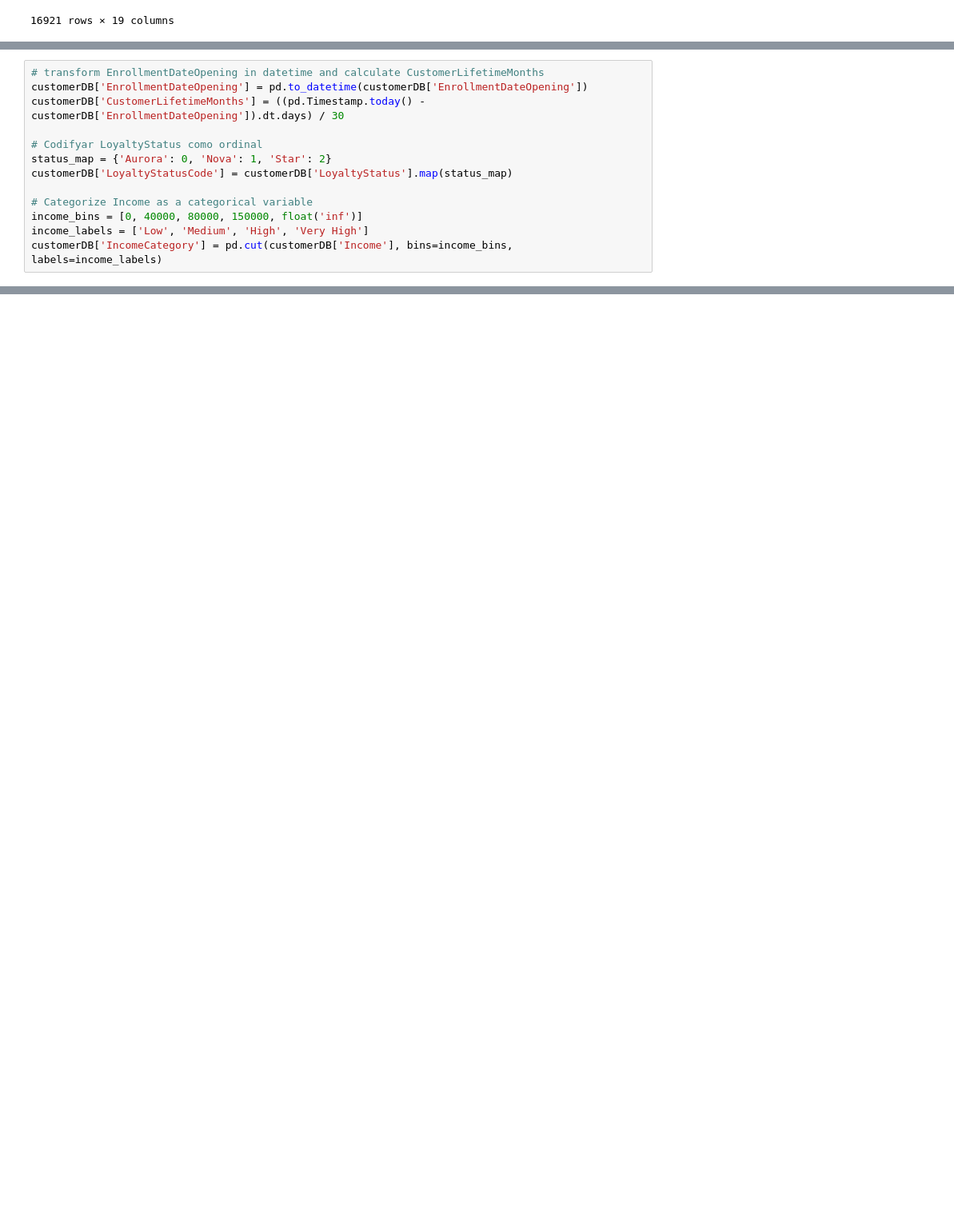
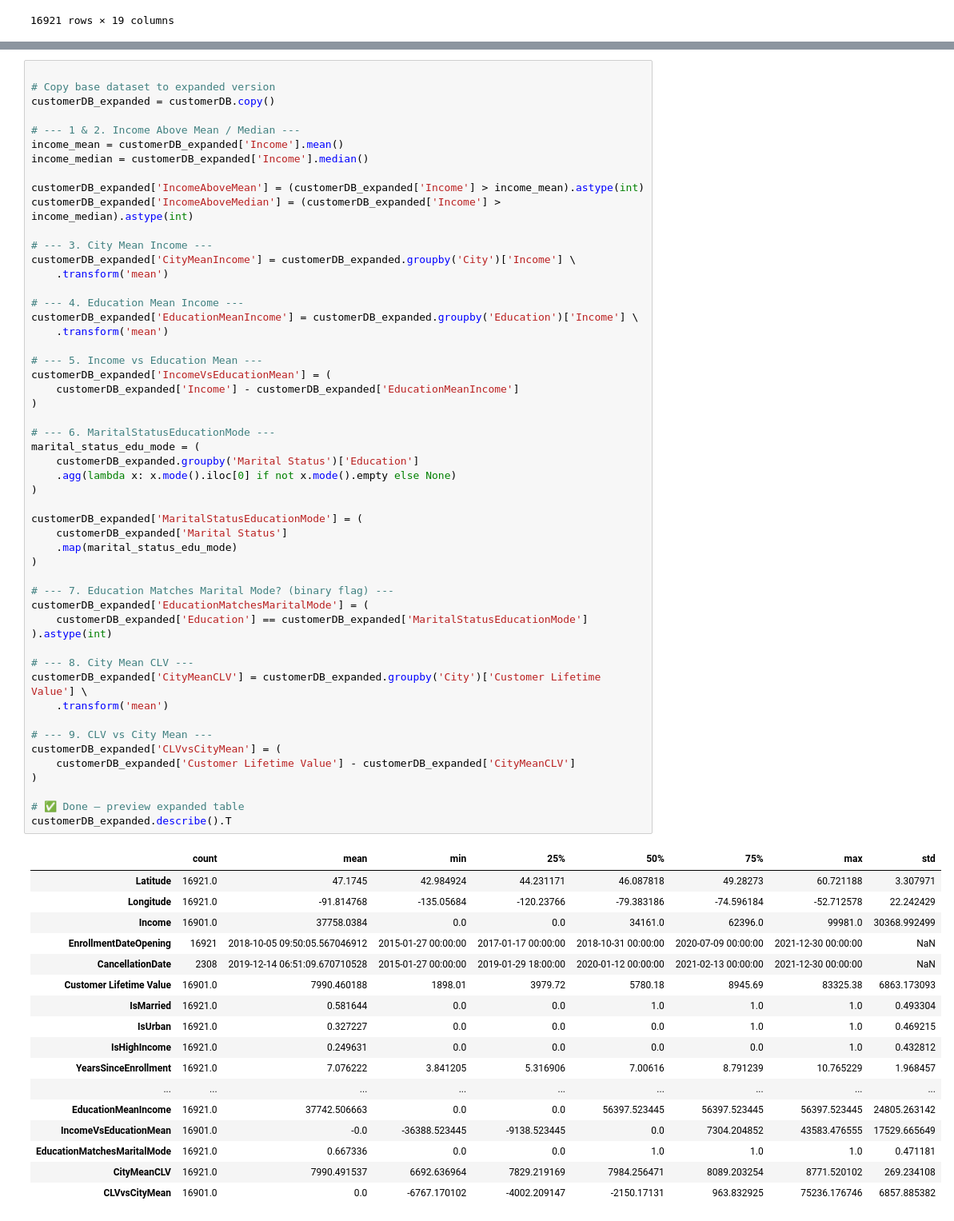
Before and after one commit to lourenco500/Data-Mining-Project, a Jupyter notebook: Feature_Engineering(Data Preprocessing).ipynb, the cells around one changed output, grey strips where cells are left out. Shown at 80% size. Drawn from its saved outputs; the diff is of its cells as text; blank space fills up the shorter version.

Commit message:
Copy work from previous branch onto clean main

```diff
--- a/Feature_Engineering(Data Preprocessing).ipynb
+++ b/Feature_Engineering(Data Preprocessing).ipynb
@@ -226,13 +246,0 @@ NameError: name 'flights' is not defined
-# %%
-# transform EnrollmentDateOpening in datetime and calculate CustomerLifetimeMonths
-customerDB['EnrollmentDateOpening'] = pd.to_datetime(customerDB['EnrollmentDateOpening'])
-customerDB['CustomerLifetimeMonths'] = ((pd.Timestamp.today() - customerDB['EnrollmentDateOpening']).dt.days) / 30
-
-# Codifyar LoyaltyStatus como ordinal
-status_map = {'Aurora': 0, 'Nova': 1, 'Star': 2}
-customerDB['LoyaltyStatusCode'] = customerDB['LoyaltyStatus'].map(status_map)
-
-# Categorize Income as a categorical variable
-income_bins = [0, 40000, 80000, 150000, float('inf')]
-income_labels = ['Low', 'Medium', 'High', 'Very High']
-customerDB['IncomeCategory'] = pd.cut(customerDB['Income'], bins=income_bins, labels=income_labels)
@@ -245,0 +365,70 @@ df_final.head()
+# %%
+
+# Copy base dataset to expanded version
+customerDB_expanded = customerDB.copy()
+
+# --- 1 & 2. Income Above Mean / Median ---
+income_mean = customerDB_expanded['Income'].mean()
+income_median = customerDB_expanded['Income'].median()
+
+customerDB_expanded['IncomeAboveMean'] = (customerDB_expanded['Income'] > income_mean).astype(int)
+customerDB_expanded['IncomeAboveMedian'] = (customerDB_expanded['Income'] > income_median).astype(int)
+
+# --- 3. City Mean Income ---
+customerDB_expanded['CityMeanIncome'] = customerDB_expanded.groupby('City')['Income'] \
+    .transform('mean')
+
+# --- 4. Education Mean Income ---
+customerDB_expanded['EducationMeanIncome'] = customerDB_expanded.groupby('Education')['Income'] \
+    .transform('mean')
+
+# --- 5. Income vs Education Mean ---
+customerDB_expanded['IncomeVsEducationMean'] = (
+    customerDB_expanded['Income'] - customerDB_expanded['EducationMeanIncome']
+)
+
+# --- 6. MaritalStatusEducationMode ---
+marital_status_edu_mode = (
+    customerDB_expanded.groupby('Marital Status')['Education']
+    .agg(lambda x: x.mode().iloc[0] if not x.mode().empty else None)
+)
+
+customerDB_expanded['MaritalStatusEducationMode'] = (
+    customerDB_expanded['Marital Status']
+    .map(marital_status_edu_mode)
+)
+
+# --- 7. Education Matches Marital Mode? (binary flag) ---
+customerDB_expanded['EducationMatchesMaritalMode'] = (
+    customerDB_expanded['Education'] == customerDB_expanded['MaritalStatusEducationMode']
+).astype(int)
+
+# --- 8. City Mean CLV ---
+customerDB_expanded['CityMeanCLV'] = customerDB_expanded.groupby('City')['Customer Lifetime Value'] \
+    .transform('mean')
+
+# --- 9. CLV vs City Mean ---
+customerDB_expanded['CLVvsCityMean'] = (
+    customerDB_expanded['Customer Lifetime Value'] - customerDB_expanded['CityMeanCLV']
+)
+
+# ✅ Done — preview expanded table
+customerDB_expanded.describe().T
+# %% [output]
+|  | count | mean | min | 25% | 50% | 75% | max | std |
+| Latitude | 16921.0 | 47.1745 | 42.984924 | 44.231171 | 46.087818 | 49.28273 | 60.721188 | 3.307971 |
+| Longitude | 16921.0 | -91.814768 | -135.05684 | -120.23766 | -79.383186 | -74.596184 | -52.712578 | 22.242429 |
+| Income | 16901.0 | 37758.0384 | 0.0 | 0.0 | 34161.0 | 62396.0 | 99981.0 | 30368.992499 |
+| EnrollmentDateOpening | 16921 | 2018-10-05 09:50:05.567046912 | 2015-01-27 00:00:00 | 2017-01-17 00:00:00 | 2018-10-31 00:00:00 | 2020-07-09 00:00:00 | 2021-12-30 00:00:00 | NaN |
+| CancellationDate | 2308 | 2019-12-14 06:51:09.670710528 | 2015-01-27 00:00:00 | 2019-01-29 18:00:00 | 2020-01-12 00:00:00 | 2021-02-13 00:00:00 | 2021-12-30 00:00:00 | NaN |
+| Customer Lifetime Value | 16901.0 | 7990.460188 | 1898.01 | 3979.72 | 5780.18 | 8945.69 | 83325.38 | 6863.173093 |
+| IsMarried | 16921.0 | 0.581644 | 0.0 | 0.0 | 1.0 | 1.0 | 1.0 | 0.493304 |
+| IsUrban | 16921.0 | 0.327227 | 0.0 | 0.0 | 0.0 | 1.0 | 1.0 | 0.469215 |
+| IsHighIncome | 16921.0 | 0.249631 | 0.0 | 0.0 | 0.0 | 0.0 | 1.0 | 0.432812 |
+| YearsSinceEnrollment | 16921.0 | 7.076222 | 3.841205 | 5.316906 | 7.00616 | 8.791239 | 10.765229 | 1.968457 |
+| ... | ... | ... | ... | ... | ... | ... | ... | ... |
+| EducationMeanIncome | 16921.0 | 37742.506663 | 0.0 | 0.0 | 56397.523445 | 56397.523445 | 56397.523445 | 24805.263142 |
+| IncomeVsEducationMean | 16901.0 | -0.0 | -36388.523445 | -9138.523445 | 0.0 | 7304.204852 | 43583.476555 | 17529.665649 |
+| EducationMatchesMaritalMode | 16921.0 | 0.667336 | 0.0 | 0.0 | 1.0 | 1.0 | 1.0 | 0.471181 |
+| CityMeanCLV | 16921.0 | 7990.491537 | 6692.636964 | 7829.219169 | 7984.256471 | 8089.203254 | 8771.520102 | 269.234108 |
+| CLVvsCityMean | 16901.0 | 0.0 | -6767.170102 | -4002.209147 | -2150.17131 | 963.832925 | 75236.176746 | 6857.885382 |
```
Also changed, not shown: parts of 35 cells of this notebook, 4 other files.
